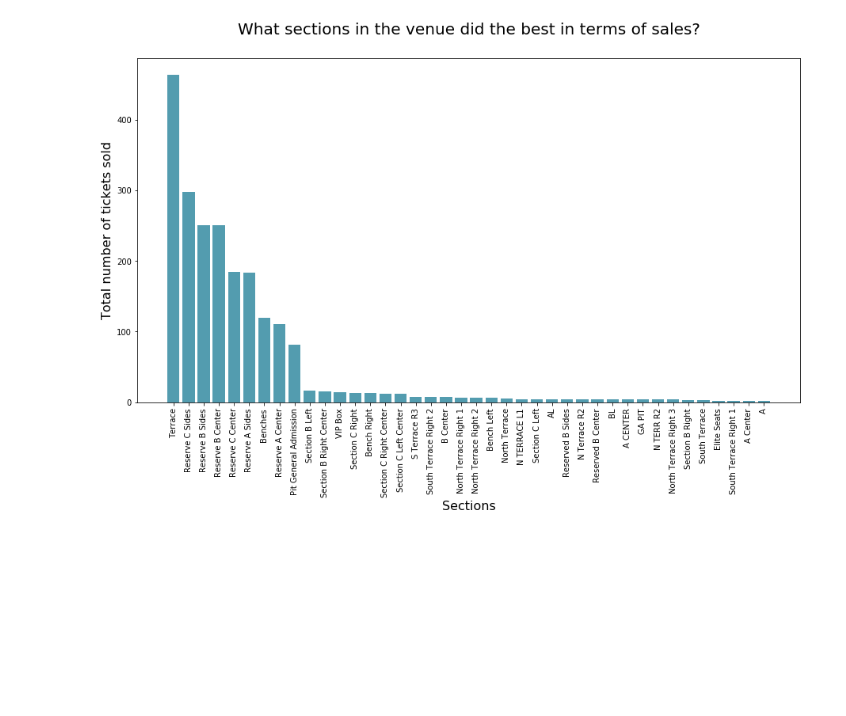
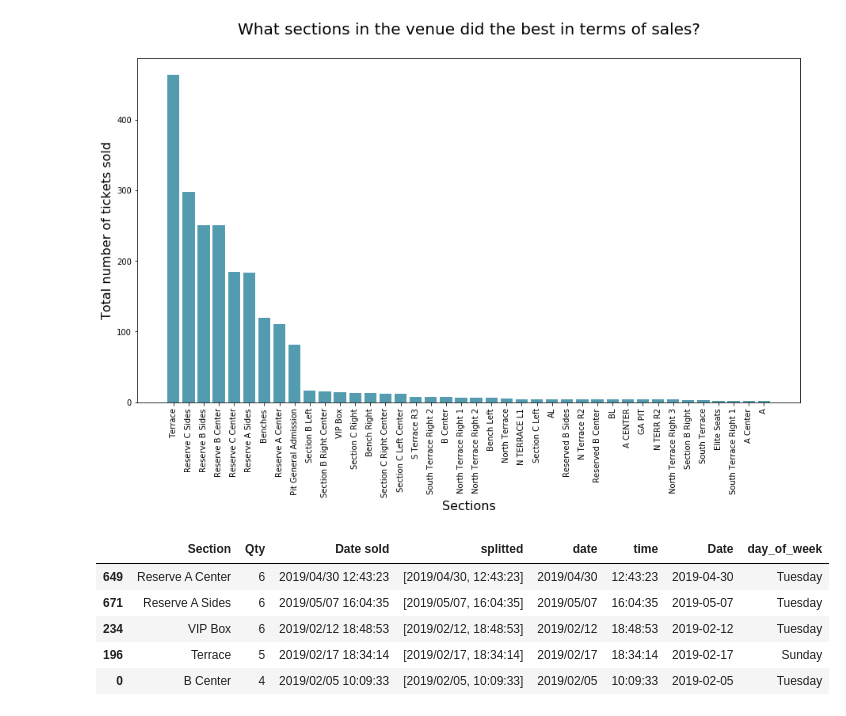
Before and after one commit to byambaa1982/CodingWorkshops, a Jupyter notebook: event_analysis.ipynb, the cells around one changed output. Saved outputs shown, nothing was run; the diff lists cells and outputs as text; code cells hidden in the pictures; blank space fills up the shorter version.

```diff
--- a/event_analysis.ipynb
+++ b/event_analysis.ipynb
@@ -205,0 +188,9 @@ barplot(df_sec.index, df_sec.Qty, x_label="Sections", y_label="Total number of t
+# %%
+df.head()
+# %% [output]
+|  | Section | Qty | Date sold | splitted | date | time | Date | day_of_week |
+| 649 | Reserve A Center | 6 | 2019/04/30 12:43:23 | [2019/04/30, 12:43:23] | 2019/04/30 | 12:43:23 | 2019-04-30 | Tuesday |
+| 671 | Reserve A Sides | 6 | 2019/05/07 16:04:35 | [2019/05/07, 16:04:35] | 2019/05/07 | 16:04:35 | 2019-05-07 | Tuesday |
+| 234 | VIP Box | 6 | 2019/02/12 18:48:53 | [2019/02/12, 18:48:53] | 2019/02/12 | 18:48:53 | 2019-02-12 | Tuesday |
+| 196 | Terrace | 5 | 2019/02/17 18:34:14 | [2019/02/17, 18:34:14] | 2019/02/17 | 18:34:14 | 2019-02-17 | Sunday |
+| 0 | B Center | 4 | 2019/02/05 10:09:33 | [2019/02/05, 10:09:33] | 2019/02/05 | 10:09:33 | 2019-02-05 | Tuesday |
```
Also changed, not shown: parts of 8 cells of this notebook.
